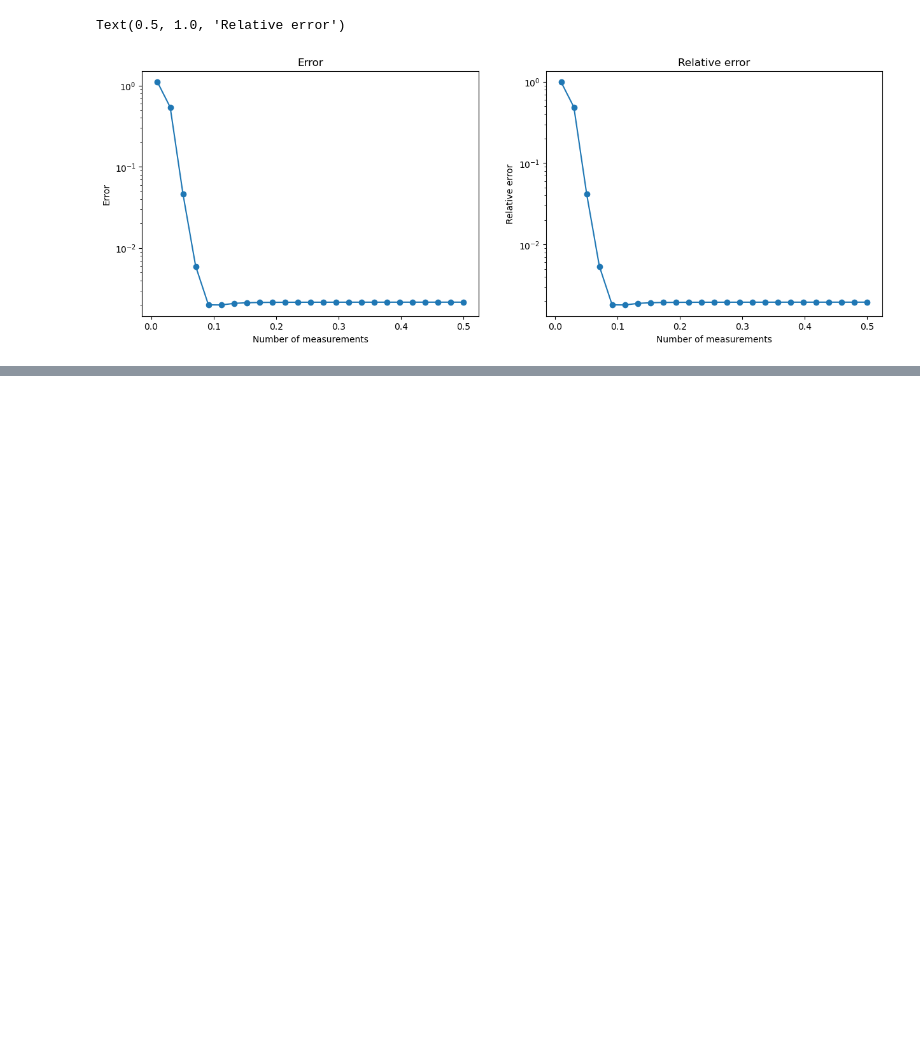
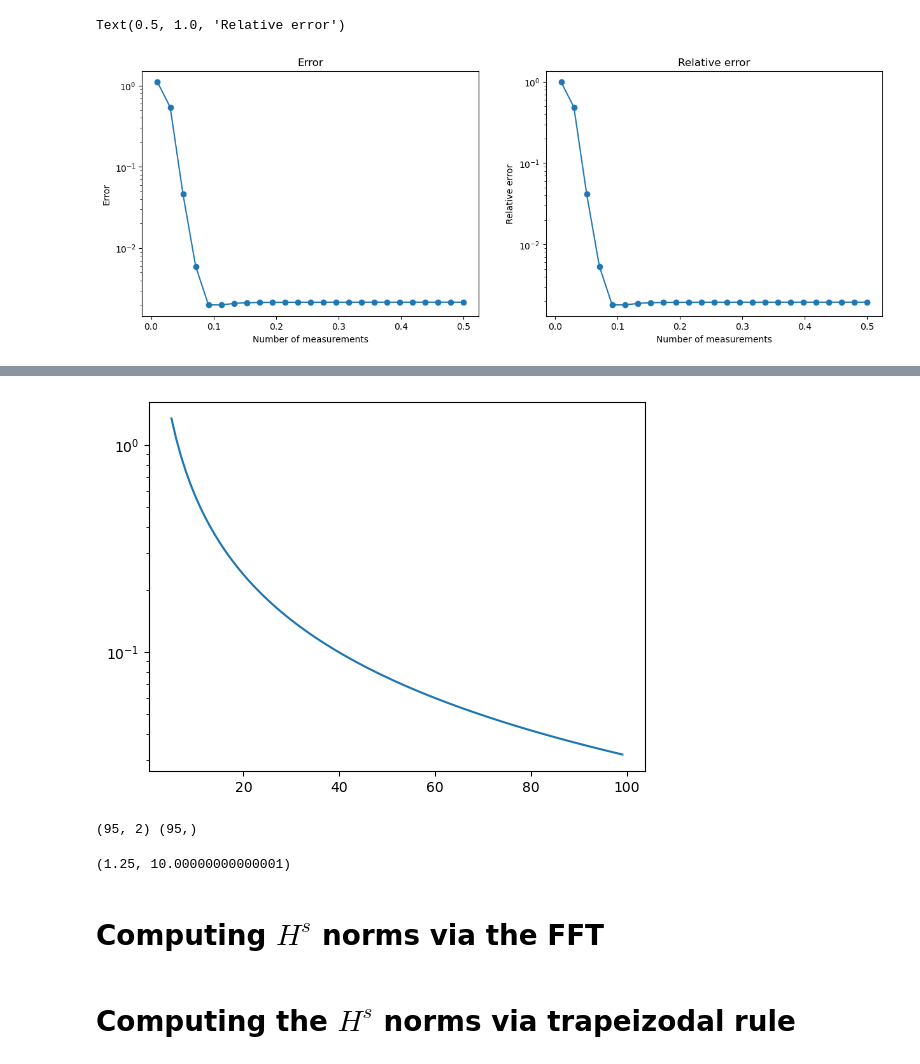
Before and after one commit to MatthieuDarcy/Kernel-NeuralNetworks-SPDEs, a Jupyter notebook: matthieu/solving_poisson_equation.ipynb, the cells around one changed output, grey strips where cells are left out. Drawn from its saved outputs; the diff is of its cells as text; code cells hidden in the pictures; blank space fills up the shorter version.

```diff
--- a/matthieu/solving_poisson_equation.ipynb
+++ b/matthieu/solving_poisson_equation.ipynb
@@ -563,0 +588,24 @@ Text(0.5, 1.0, 'Relative error')
+# %%
+l = 1.25
+increments = jnp.arange(5, 100)
+error_list = increments**(-l)*10
+plt.plot(increments, error_list)
+plt.yscale("log")
+# %% [output]
+[figure, added]
+# %%
+log_increment = jnp.log(increments)
+log_error = jnp.log(error_list)
+
+a = jnp.hstack([log_increment.reshape(-1, 1), jnp.ones_like(log_increment.reshape(-1, 1))])
+b = log_error
+print(a.shape, b.shape)
+r, C = jnp.linalg.lstsq(a, b)[0]
+r, C = -r.item(), jnp.exp(C).item()
+
+r, C
+# %% [output]
+(95, 2) (95,)
+(1.25, 10.00000000000001)
+# %% [markdown]
+# Computing $H^s$ norms via the FFT
@@ -563,0 +645,2 @@ Text(0.5, 1.0, 'Relative error')
+# %% [markdown]
+# Computing the $H^s$ norms via trapeizodal rule
```
Also changed, not shown: parts of 22 cells of this notebook, 52 other files.
